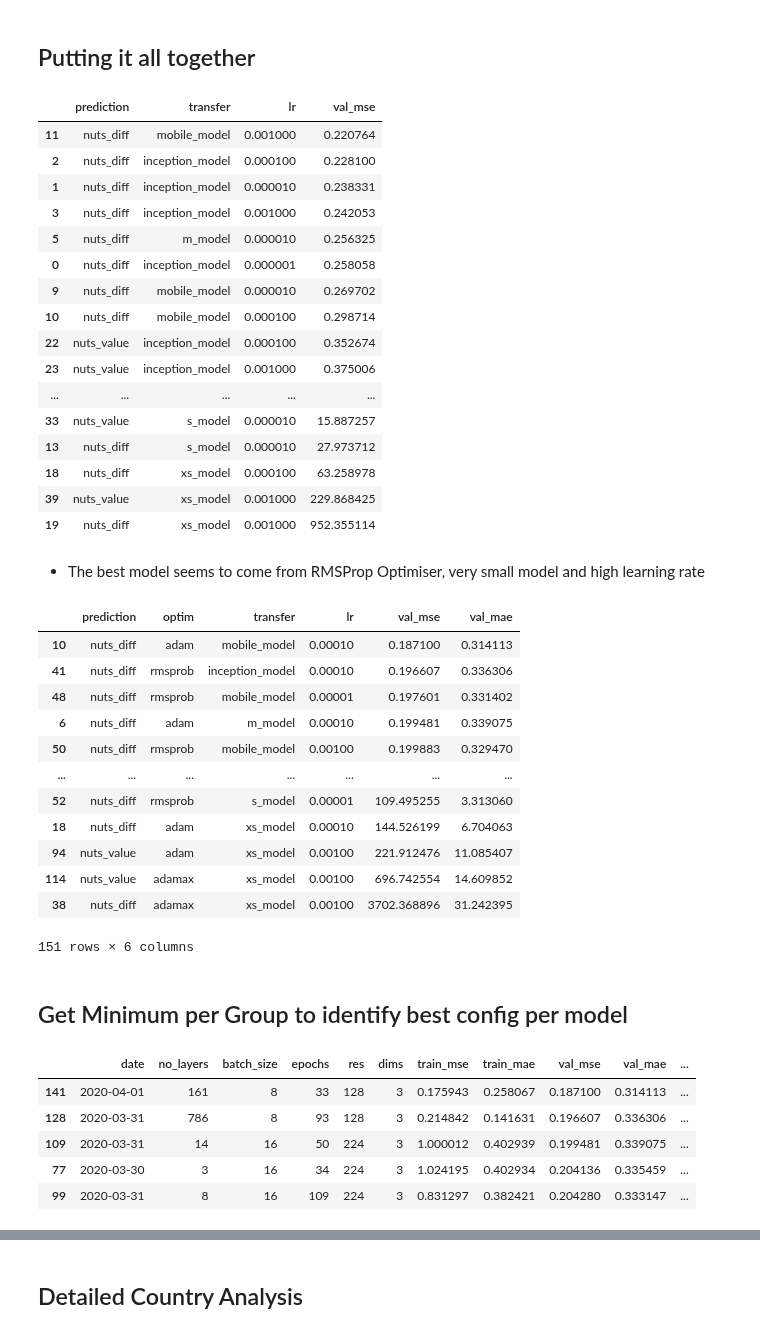
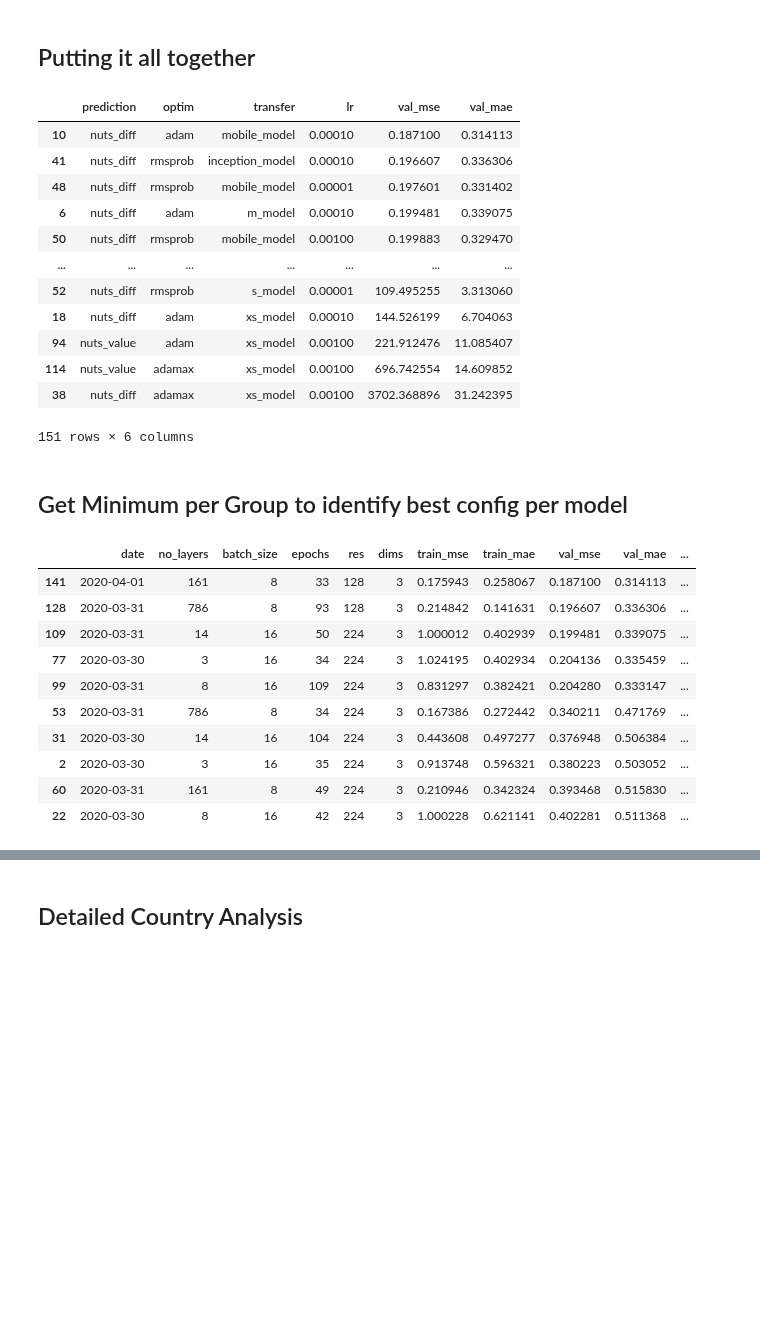
Before and after one commit to maxjonasbehrens/master_thesis_code, a Jupyter notebook: ResultAnalyse/analyse_results.ipynb, the cells around one changed output, grey strips where cells are left out. Cells and saved outputs as stored; diff of their text form; code cells hidden in the pictures; blank space fills up the shorter version.

```diff
--- a/ResultAnalyse/analyse_results.ipynb
+++ b/ResultAnalyse/analyse_results.ipynb
@@ -75,51 +75,36 @@ res_dat.groupby(['prediction','lr'])['val_mse'].mean().reset_index().sort_values
 # %% [markdown]
 ## Putting it all together
 # %%
-res_dat.groupby(['prediction','transfer','lr'])['val_mse'].mean().reset_index().sort_values(['val_mse'])
+# Groupby all varied entities (Model, Optimiser, Learning Rate)
+res_dat.groupby(['prediction','optim','transfer','lr'])['val_mse','val_mae'].mean().reset_index().sort_values(['val_mse'])
 # %% [output]
-|  | prediction | transfer | lr | val_mse |
-| 11 | nuts_diff | mobile_model | 0.001000 | 0.220764 |
-| 2 | nuts_diff | inception_model | 0.000100 | 0.228100 |
-| 1 | nuts_diff | inception_model | 0.000010 | 0.238331 |
-| 3 | nuts_diff | inception_model | 0.001000 | 0.242053 |
-| 5 | nuts_diff | m_model | 0.000010 | 0.256325 |
-| 0 | nuts_diff | inception_model | 0.000001 | 0.258058 |
-| 9 | nuts_diff | mobile_model | 0.000010 | 0.269702 |
-| 10 | nuts_diff | mobile_model | 0.000100 | 0.298714 |
-| 22 | nuts_value | inception_model | 0.000100 | 0.352674 |
-| 23 | nuts_value | inception_model | 0.001000 | 0.375006 |
-| ... | ... | ... | ... | ... |
-| 33 | nuts_value | s_model | 0.000010 | 15.887257 |
-| 13 | nuts_diff | s_model | 0.000010 | 27.973712 |
-| 18 | nuts_diff | xs_model | 0.000100 | 63.258978 |
-| 39 | nuts_value | xs_model | 0.001000 | 229.868425 |
-| 19 | nuts_diff | xs_model | 0.001000 | 952.355114 |
+|  | prediction | optim | transfer | lr | val_mse | val_mae |
+| 10 | nuts_diff | adam | mobile_model | 0.00010 | 0.187100 | 0.314113 |
+| 41 | nuts_diff | rmsprob | inception_model | 0.00010 | 0.196607 | 0.336306 |
+| 48 | nuts_diff | rmsprob | mobile_model | 0.00001 | 0.197601 | 0.331402 |
+| 6 | nuts_diff | adam | m_model | 0.00010 | 0.199481 | 0.339075 |
+| 50 | nuts_diff | rmsprob | mobile_model | 0.00100 | 0.199883 | 0.329470 |
+| ... | ... | ... | ... | ... | ... | ... |
+| 52 | nuts_diff | rmsprob | s_model | 0.00001 | 109.495255 | 3.313060 |
+| 18 | nuts_diff | adam | xs_model | 0.00010 | 144.526199 | 6.704063 |
+| 94 | nuts_value | adam | xs_model | 0.00100 | 221.912476 | 11.085407 |
+| 114 | nuts_value | adamax | xs_model | 0.00100 | 696.742554 | 14.609852 |
+| 38 | nuts_diff | adamax | xs_model | 0.00100 | 3702.368896 | 31.242395 |
+151 rows × 6 columns
-# %% [markdown]
-- The best model seems to come from RMSProp Optimiser, very small model and high learning rate
-# %%
-res_dat.groupby(['prediction','optim','transfer','lr'])['val_mse','val_mae'].mean().reset_index().sort_values(['val_mse'])
-# %% [output]
-|  | prediction | optim | transfer | lr | val_mse | val_mae |
-| 10 | nuts_diff | adam | mobile_model | 0.00010 | 0.187100 | 0.314113 |
-| 41 | nuts_diff | rmsprob | inception_model | 0.00010 | 0.196607 | 0.336306 |
-| 48 | nuts_diff | rmsprob | mobile_model | 0.00001 | 0.197601 | 0.331402 |
-| 6 | nuts_diff | adam | m_model | 0.00010 | 0.199481 | 0.339075 |
-| 50 | nuts_diff | rmsprob | mobile_model | 0.00100 | 0.199883 | 0.329470 |
-| ... | ... | ... | ... | ... | ... | ... |
-| 52 | nuts_diff | rmsprob | s_model | 0.00001 | 109.495255 | 3.313060 |
-| 18 | nuts_diff | adam | xs_model | 0.00010 | 144.526199 | 6.704063 |
-| 94 | nuts_value | adam | xs_model | 0.00100 | 221.912476 | 11.085407 |
-| 114 | nuts_value | adamax | xs_model | 0.00100 | 696.742554 | 14.609852 |
-| 38 | nuts_diff | adamax | xs_model | 0.00100 | 3702.368896 | 31.242395 |
-151 rows × 6 columns
 # %% [markdown]
 ## Get Minimum per Group to identify best config per model
 # %%
-res_dat.loc[res_dat.groupby('transfer')['val_mse'].idxmin()].sort_values('val_mse')
+# Groupby GDP Metric and Model to get best config per GDP and Model
+res_dat.loc[res_dat.groupby(['prediction','transfer'])['val_mse'].idxmin()].sort_values('val_mse')
 # %% [output]
 |  | date | no_layers | batch_size | epochs | res | dims | train_mse | train_mae | val_mse | val_mae | ... |
 | 141 | 2020-04-01 | 161 | 8 | 33 | 128 | 3 | 0.175943 | 0.258067 | 0.187100 | 0.314113 | ... |
 | 128 | 2020-03-31 | 786 | 8 | 93 | 128 | 3 | 0.214842 | 0.141631 | 0.196607 | 0.336306 | ... |
 | 109 | 2020-03-31 | 14 | 16 | 50 | 224 | 3 | 1.000012 | 0.402939 | 0.199481 | 0.339075 | ... |
 | 77 | 2020-03-30 | 3 | 16 | 34 | 224 | 3 | 1.024195 | 0.402934 | 0.204136 | 0.335459 | ... |
 | 99 | 2020-03-31 | 8 | 16 | 109 | 224 | 3 | 0.831297 | 0.382421 | 0.204280 | 0.333147 | ... |
+| 53 | 2020-03-31 | 786 | 8 | 34 | 224 | 3 | 0.167386 | 0.272442 | 0.340211 | 0.471769 | ... |
+| 31 | 2020-03-30 | 14 | 16 | 104 | 224 | 3 | 0.443608 | 0.497277 | 0.376948 | 0.506384 | ... |
+| 2 | 2020-03-30 | 3 | 16 | 35 | 224 | 3 | 0.913748 | 0.596321 | 0.380223 | 0.503052 | ... |
+| 60 | 2020-03-31 | 161 | 8 | 49 | 224 | 3 | 0.210946 | 0.342324 | 0.393468 | 0.515830 | ... |
+| 22 | 2020-03-30 | 8 | 16 | 42 | 224 | 3 | 1.000228 | 0.621141 | 0.402281 | 0.511368 | ... |
```
Also changed, not shown: parts of 27 cells of this notebook.
